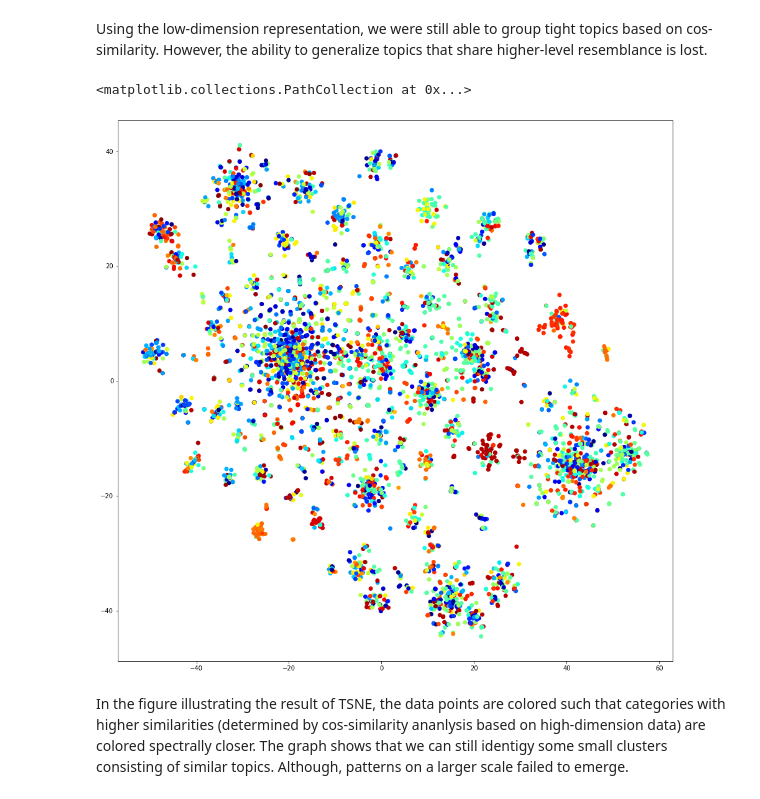
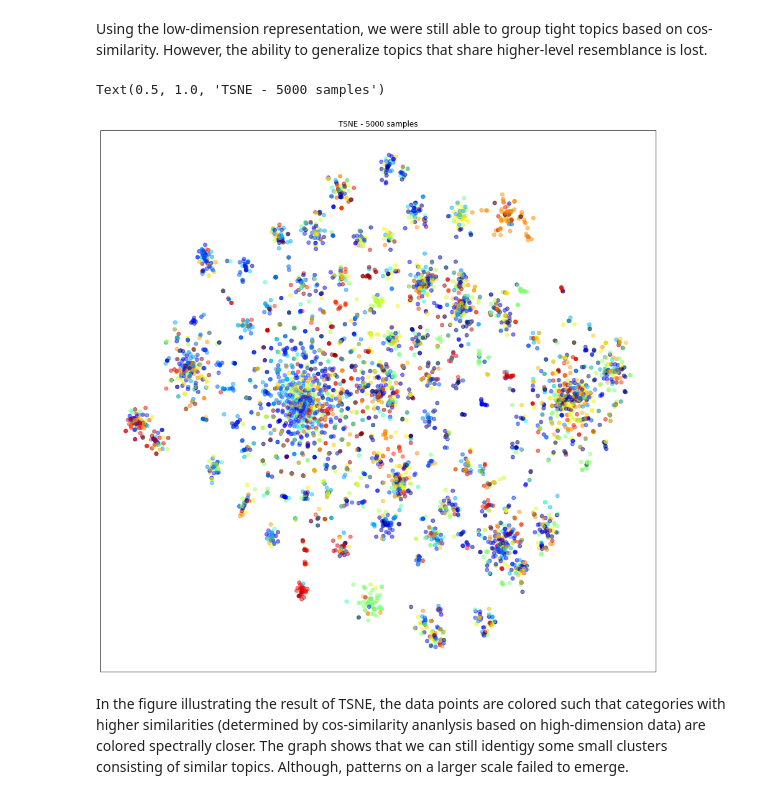
Before and after one commit to carmagnole/Springboard, a Jupyter notebook: project2/explore_data.ipynb, the cells around one changed output. Saved outputs shown, nothing was run; the diff lists cells and outputs as text; code cells hidden in the pictures.

```diff
--- a/project2/explore_data.ipynb
+++ b/project2/explore_data.ipynb
@@ -223,12 +223,16 @@ Y = tsne.fit_transform(X_reduced[:5000, :])
 # %%
 labels = np.array(titles_nosub.category[:5000].values)
 for i, c in enumerate(ordered_category_list):
     labels[c == labels] = i
 
 fig, ax = plt.subplots(figsize=(16, 16))
-ax.scatter(Y[:, 0], Y[:, 1], c=labels, cmap="jet")
+ax.scatter(Y[:, 0], Y[:, 1], c=labels, cmap="jet", alpha=0.5)
+ax.set_xticklabels([])
+ax.set_yticklabels([])
+ax.tick_params(axis='both', which='both', length=0)
+plt.title("TSNE - 5000 samples")
 # %% [output]
-<matplotlib.collections.PathCollection at 0x...>
+Text(0.5, 1.0, 'TSNE - 5000 samples')
-[figure, old version]
+[figure, new version]
 # %% [markdown]
 In the figure illustrating the result of TSNE, the data points are colored such that categories with higher similarities (determined by cos-similarity ananlysis based on high-dimension data) are colored spectrally closer. The graph shows that we can still identigy some small clusters consisting of similar topics. Although, patterns on a larger scale failed to emerge.
```
Also changed, not shown: parts of 6 cells of this notebook.
